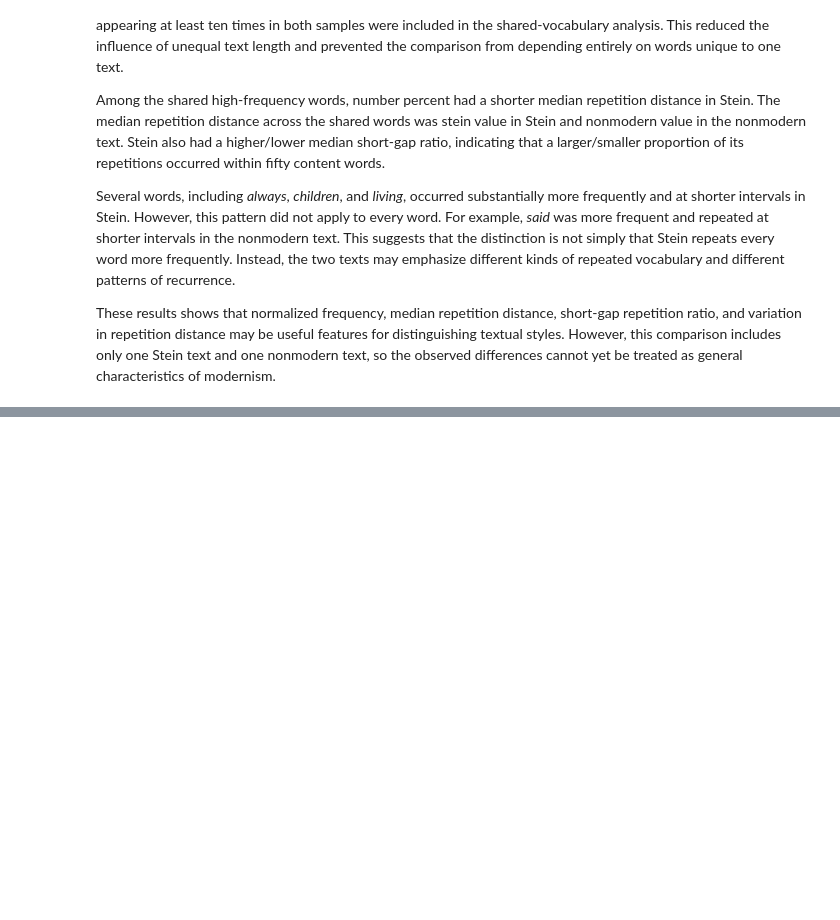
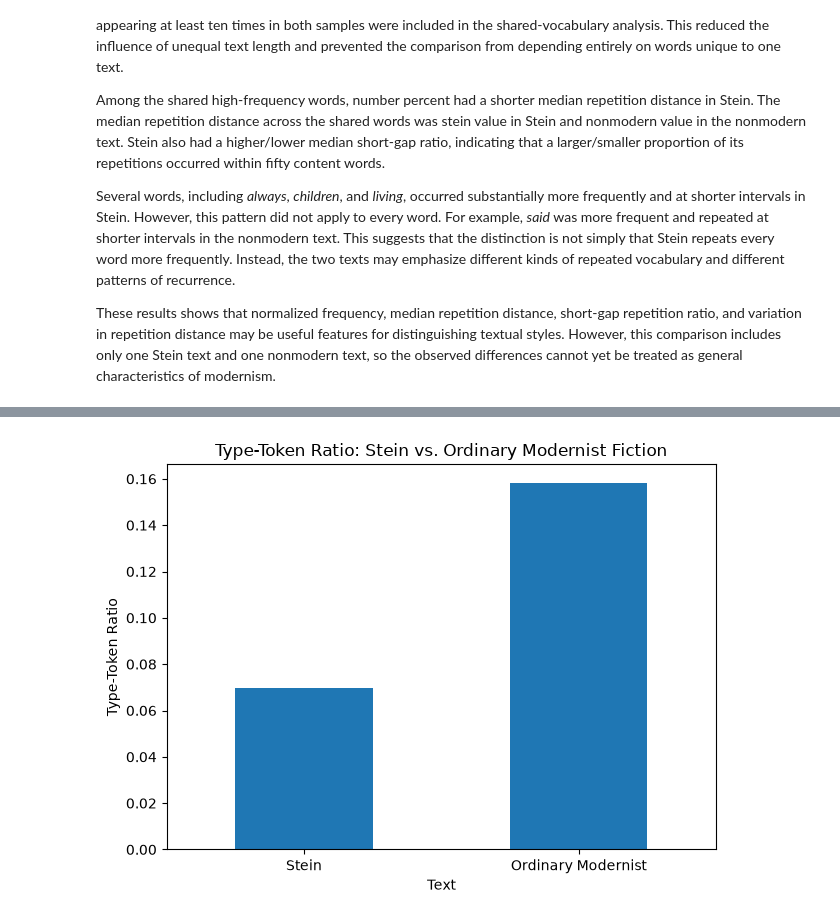
Before and after one commit to CiciXie-haotong/Modernism-Classifier, a Jupyter notebook: repetition_analysis.ipynb.ipynb, the cells around one changed output, grey strips where cells are left out. Saved outputs shown, nothing was run; the diff lists cells and outputs as text; code cells hidden in the pictures; blank space fills up the shorter version.

```diff
--- a/repetition_analysis.ipynb.ipynb
+++ b/repetition_analysis.ipynb.ipynb
@@ -2776,0 +2829,8 @@ These results shows that normalized frequency, median repetition distance, short
+# %%
+stein_modern_sample_positions = get_word_positions(
+    stein_modern_sample_words
+)
+
+ordinary_modern_sample_positions = get_word_positions(
+    ordinary_modern_sample_words
+)
@@ -2776,0 +2916,23 @@ These results shows that normalized frequency, median repetition distance, short
+# %%
+stein_ordinary_modern_features = text_repetition_features(
+    stein_modern_sample_words,
+    stein_modern_sample_positions
+)
+
+ordinary_modern_features = text_repetition_features(
+    ordinary_modern_sample_words,
+    ordinary_modern_sample_positions
+)
+# %%
+stein_vs_ordinary_modern_df = pd.DataFrame(
+    [
+        stein_ordinary_modern_features,
+        ordinary_modern_features
+    ],
+    index=[
+        "Stein",
+        "Ordinary Modernist"
+    ]
+)
+
+stein_vs_ordinary_modern_df
@@ -2776,0 +2951,15 @@ These results shows that normalized frequency, median repetition distance, short
+# %%
+stein_vs_ordinary_modern_df[
+    "type_token_ratio"
+].plot(
+    kind="bar",
+    title="Type-Token Ratio: Stein vs. Ordinary Modernist Fiction"
+)
+
+plt.xlabel("Text")
+plt.ylabel("Type-Token Ratio")
+plt.xticks(rotation=0)
+plt.tight_layout()
+plt.show()
+# %% [output]
+[figure, added]
```
Also changed, not shown: parts of 28 cells of this notebook.
